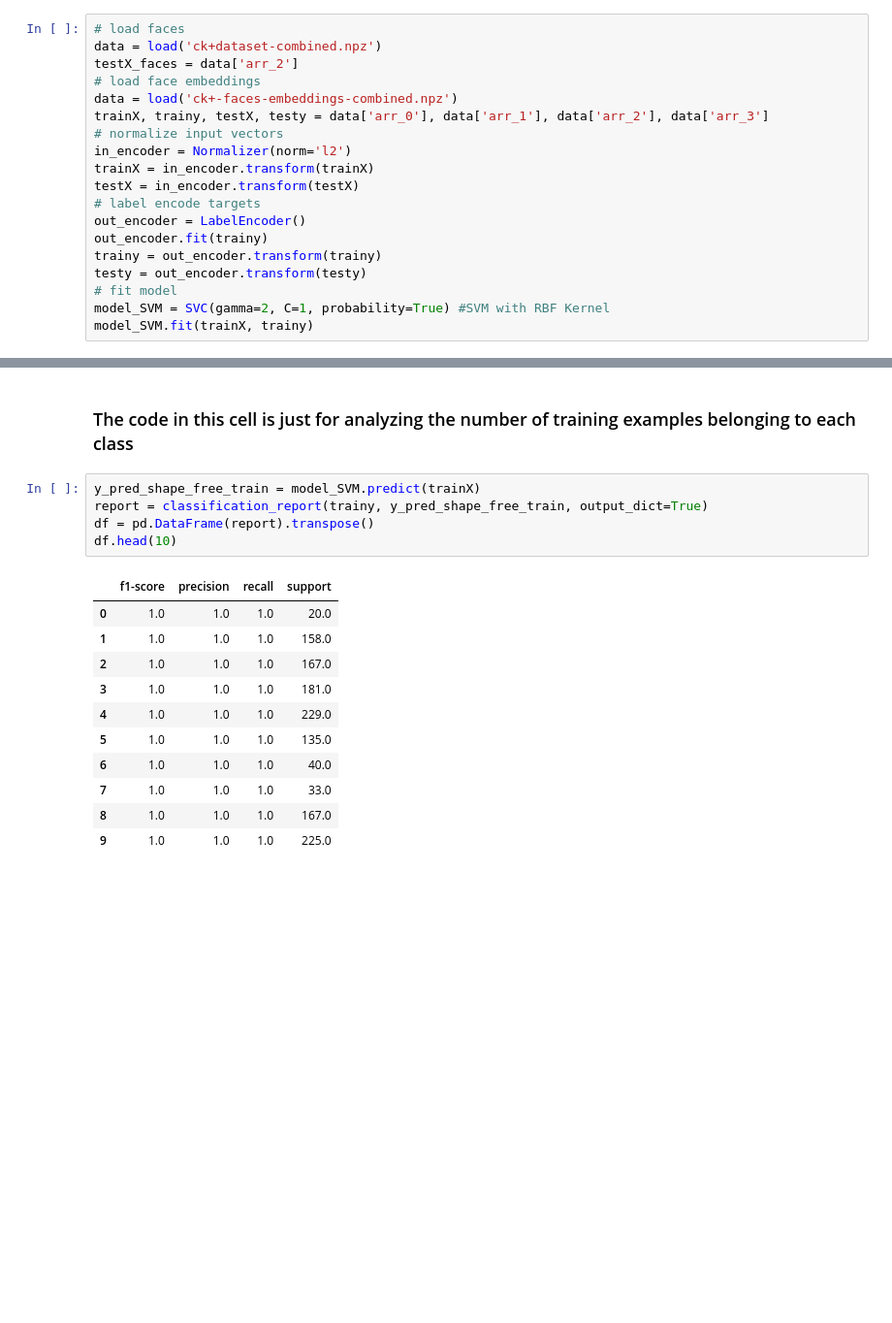
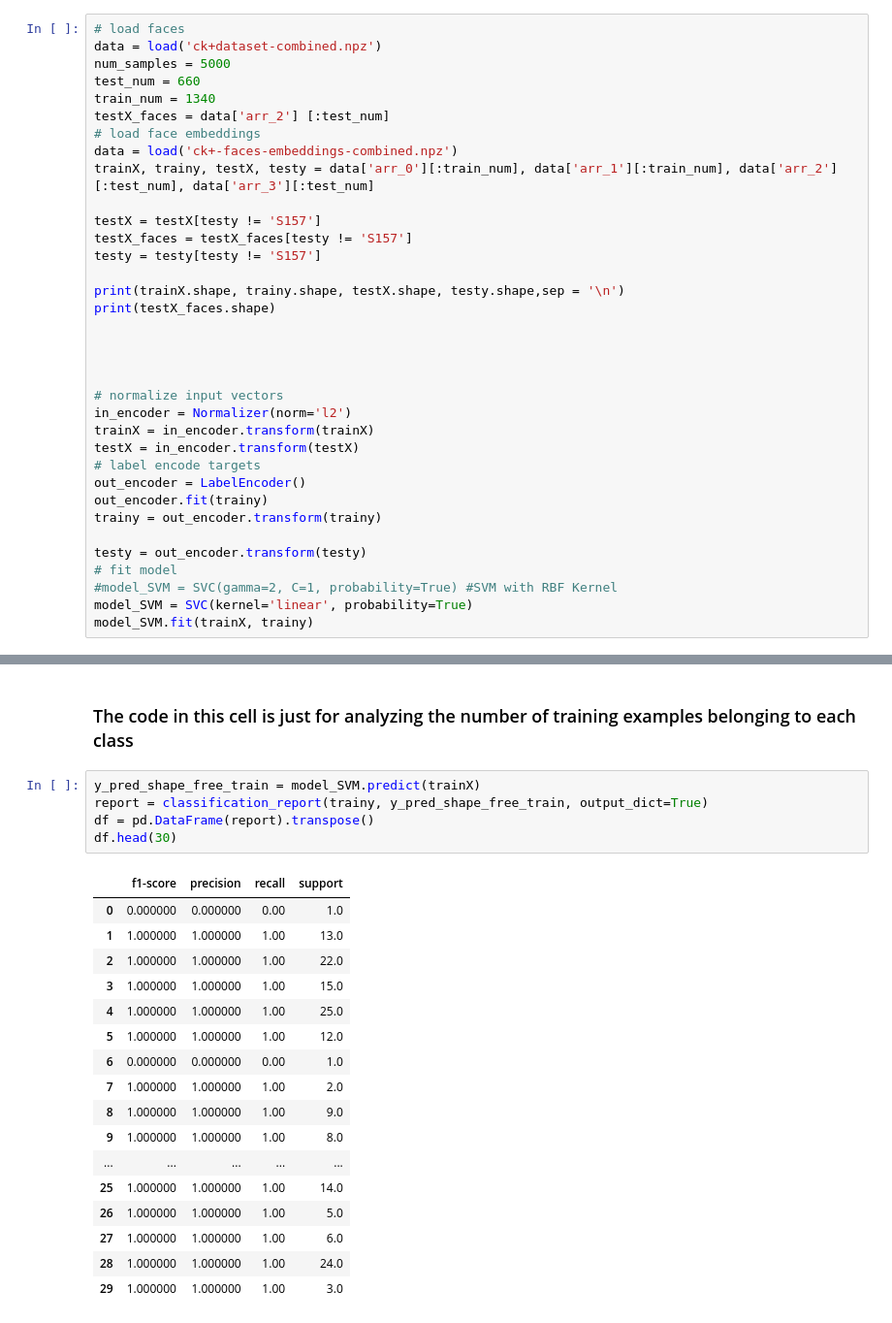
Before and after one commit to maxxiefjv/ACVPR-ExpressionInvariantFaceRecognition, a Jupyter notebook: Ananthu_code/Combined_dataset_validation_approach.ipynb, the cells around one changed output, grey strips where cells are left out. Shown at 97% size. Drawn from its saved outputs; the diff is of its cells as text; blank space fills up the shorter version.

```diff
--- a/Ananthu_code/Combined_dataset_validation_approach.ipynb
+++ b/Ananthu_code/Combined_dataset_validation_approach.ipynb
@@ -547,10 +547,24 @@ from matplotlib import pyplot
 # %%
 # load faces
 data = load('ck+dataset-combined.npz')
-testX_faces = data['arr_2']
+num_samples = 5000
+test_num = 660
+train_num = 1340
+testX_faces = data['arr_2'] [:test_num]
 # load face embeddings
 data = load('ck+-faces-embeddings-combined.npz')
-trainX, trainy, testX, testy = data['arr_0'], data['arr_1'], data['arr_2'], data['arr_3']
+trainX, trainy, testX, testy = data['arr_0'][:train_num], data['arr_1'][:train_num], data['arr_2'][:test_num], data['arr_3'][:test_num]
+
+testX = testX[testy != 'S157']
+testX_faces = testX_faces[testy != 'S157']
+testy = testy[testy != 'S157']
+
+print(trainX.shape, trainy.shape, testX.shape, testy.shape,sep = '\n')
+print(testX_faces.shape)
+
+
+
+
 # normalize input vectors
 in_encoder = Normalizer(norm='l2')
 trainX = in_encoder.transform(trainX)
@@ -559,8 +573,10 @@ testX = in_encoder.transform(testX)
 out_encoder = LabelEncoder()
 out_encoder.fit(trainy)
 trainy = out_encoder.transform(trainy)
+
 testy = out_encoder.transform(testy)
 # fit model
-model_SVM = SVC(gamma=2, C=1, probability=True) #SVM with RBF Kernel
+#model_SVM = SVC(gamma=2, C=1, probability=True) #SVM with RBF Kernel
+model_SVM = SVC(kernel='linear', probability=True)
 model_SVM.fit(trainX, trainy)
 # %% [output]
@@ -714,17 +737,23 @@ plt.savefig('FaceNet_SVM_Combined.png')
 # %%
 y_pred_shape_free_train = model_SVM.predict(trainX)
 report = classification_report(trainy, y_pred_shape_free_train, output_dict=True)
 df = pd.DataFrame(report).transpose()
-df.head(10)
+df.head(30)
 # %% [output]
 |  | f1-score | precision | recall | support |
-| 0 | 1.0 | 1.0 | 1.0 | 20.0 |
-| 1 | 1.0 | 1.0 | 1.0 | 158.0 |
-| 2 | 1.0 | 1.0 | 1.0 | 167.0 |
-| 3 | 1.0 | 1.0 | 1.0 | 181.0 |
-| 4 | 1.0 | 1.0 | 1.0 | 229.0 |
-| 5 | 1.0 | 1.0 | 1.0 | 135.0 |
-| 6 | 1.0 | 1.0 | 1.0 | 40.0 |
-| 7 | 1.0 | 1.0 | 1.0 | 33.0 |
-| 8 | 1.0 | 1.0 | 1.0 | 167.0 |
-| 9 | 1.0 | 1.0 | 1.0 | 225.0 |
+| 0 | 0.000000 | 0.000000 | 0.00 | 1.0 |
+| 1 | 1.000000 | 1.000000 | 1.00 | 13.0 |
+| 2 | 1.000000 | 1.000000 | 1.00 | 22.0 |
+| 3 | 1.000000 | 1.000000 | 1.00 | 15.0 |
+| 4 | 1.000000 | 1.000000 | 1.00 | 25.0 |
+| 5 | 1.000000 | 1.000000 | 1.00 | 12.0 |
+| 6 | 0.000000 | 0.000000 | 0.00 | 1.0 |
+| 7 | 1.000000 | 1.000000 | 1.00 | 2.0 |
+| 8 | 1.000000 | 1.000000 | 1.00 | 9.0 |
+| 9 | 1.000000 | 1.000000 | 1.00 | 8.0 |
+| ... | ... | ... | ... | ... |
+| 25 | 1.000000 | 1.000000 | 1.00 | 14.0 |
+| 26 | 1.000000 | 1.000000 | 1.00 | 5.0 |
+| 27 | 1.000000 | 1.000000 | 1.00 | 6.0 |
+| 28 | 1.000000 | 1.000000 | 1.00 | 24.0 |
+| 29 | 1.000000 | 1.000000 | 1.00 | 3.0 |
```
Also changed, not shown: parts of 8 cells of this notebook, 4 other files.
